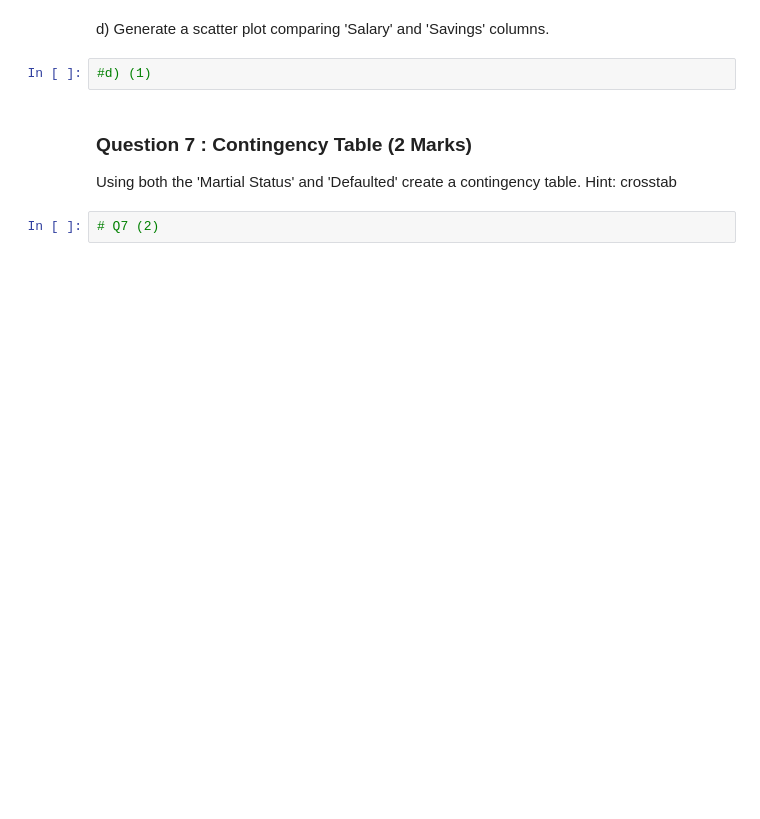
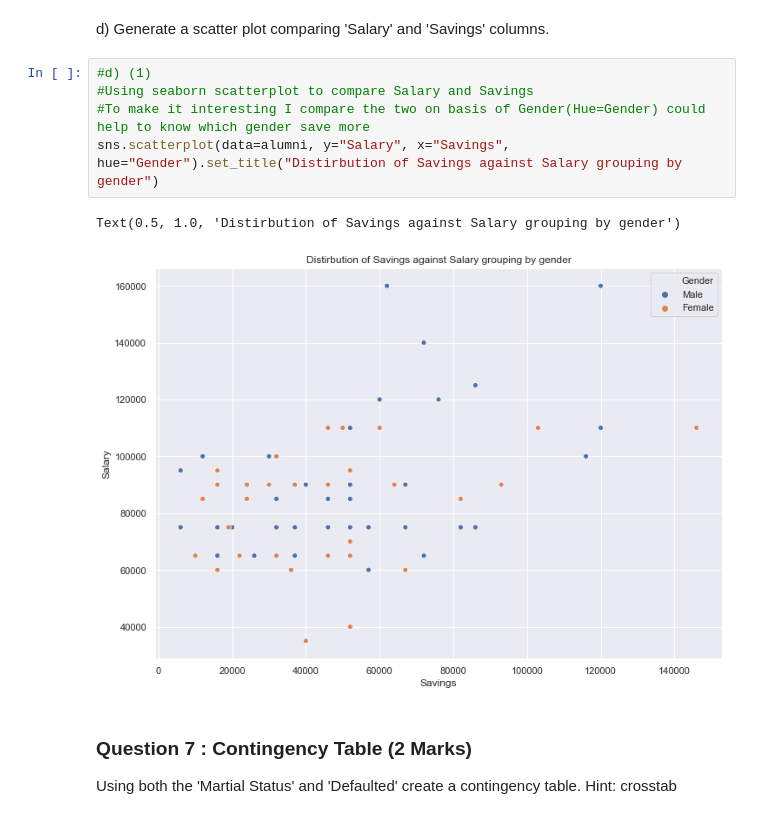
Before and after one commit to Claudine-wangari/Pandas-Assignment-1, a Jupyter notebook: Pandas and python practice.ipynb, the cells around one changed output. Drawn from its saved outputs; the diff is of its cells as text; blank space fills up the shorter version.

```diff
--- a/Pandas and python practice.ipynb
+++ b/Pandas and python practice.ipynb
@@ -248,10 +272,14 @@ c) Generate a histogram with the 'Salary' column and use 12 bins.
 # %% [markdown]
 d) Generate a scatter plot comparing 'Salary' and 'Savings' columns.
-# %%
-#d) (1)
+# %%
+#d) (1)
+#Using seaborn scatterplot to compare Salary and Savings
+#To make it interesting I compare the two on basis of Gender(Hue=Gender) could help to know which gender save more
+sns.scatterplot(data=alumni, y="Salary", x="Savings", hue="Gender").set_title("Distirbution of Savings against Salary grouping by gender")
+# %% [output]
+Text(0.5, 1.0, 'Distirbution of Savings against Salary grouping by gender')
+[figure, added]
 # %% [markdown]
 ### Question 7 :  Contingency Table (2 Marks)
 
 Using both the 'Martial Status' and 'Defaulted' create a contingency table. Hint: crosstab
-# %%
-# Q7 (2)
```
Also changed, not shown: parts of 11 cells of this notebook.
